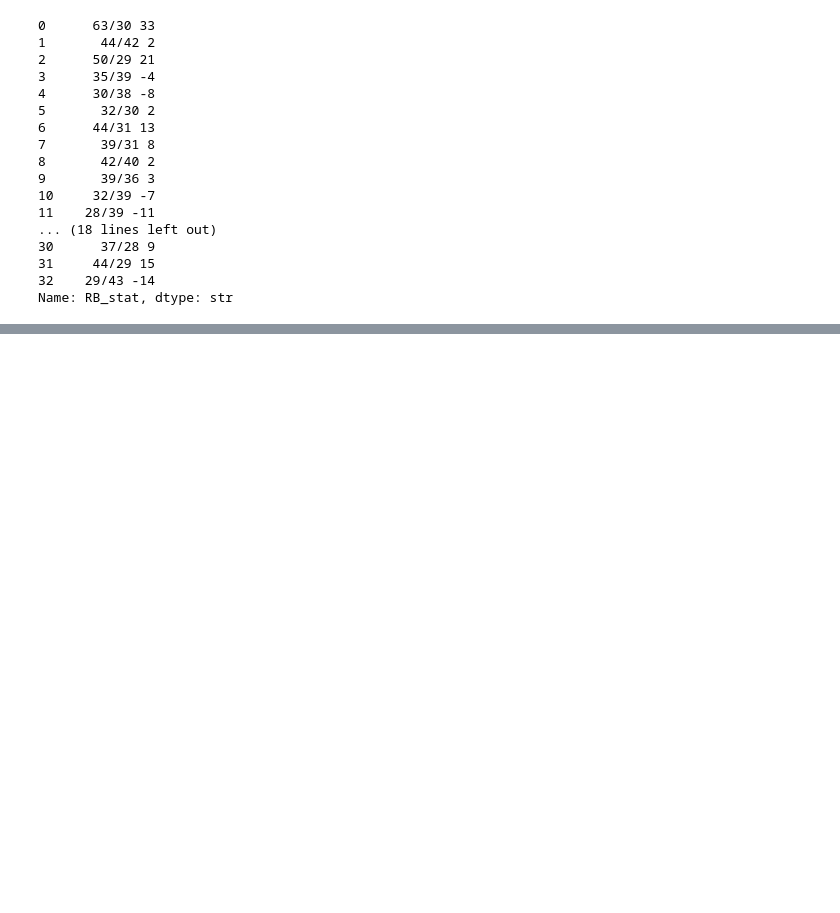
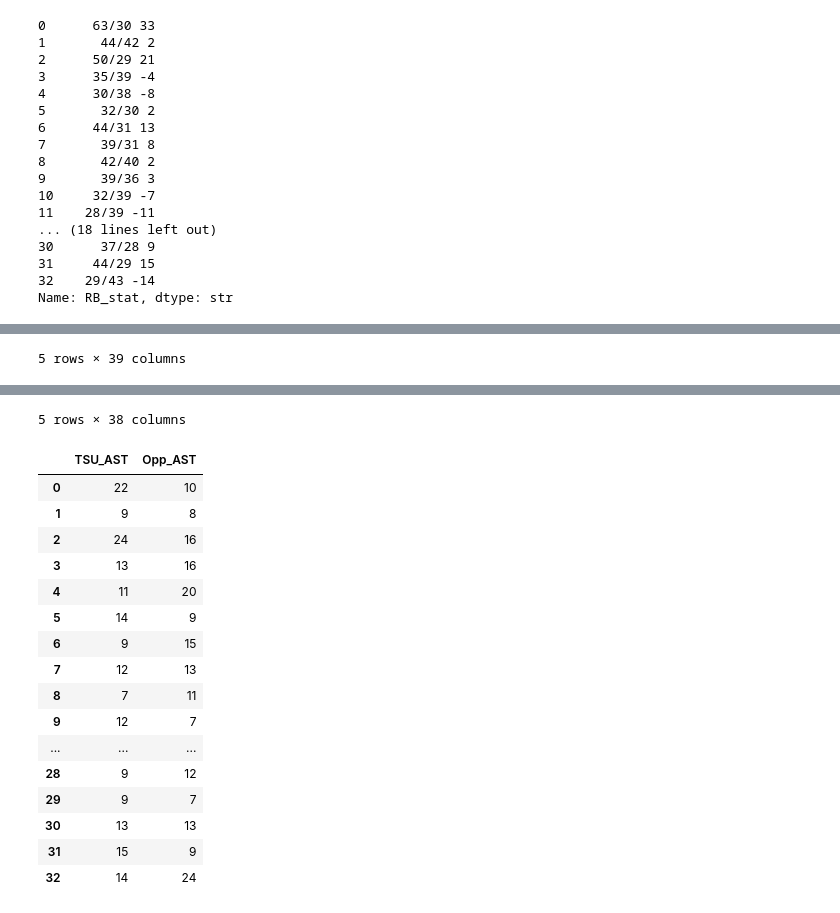
Before and after one commit to e-harrell/TSUBasketball, a Jupyter notebook: initial code.ipynb, the cells around one changed output, grey strips where cells are left out. Drawn from its saved outputs; the diff is of its cells as text; code cells hidden in the pictures; blank space fills up the shorter version.

```diff
--- a/initial code.ipynb
+++ b/initial code.ipynb
@@ -707,9 +730,6 @@ Data columns (total 11 columns):
 dtypes: datetime64[us](1), int64(2), str(8)
 memory usage: 5.5 KB
 # %%
-#rename column
-df=df.rename(columns={'Date_formmatted': 'Date_formatted'})
-df.columns
 #rearrange columns in dataframe
 df=df[['Date', 'Date_formatted', 'Dayofweek', 'Time',  'Opponent', 'HomeAway', 'City', 'State', 'WinLoss', 'TSUscore', 'Oppscore' ]]
 df.head()
@@ -1111,0 +1136,18 @@ print(PF_stat)
+# %%
+#look at list
+print(MAR_stat)
+#add data to blank indicies
+MAR_stat[5] = "2"
+MAR_stat[7] = "6"
+MAR_stat[9] = "3"
+MAR_stat[10] = "7"
+MAR_stat[13] = "5"
+MAR_stat[16] = "5"
+MAR_stat[17] = "6"
+MAR_stat[20] = "7"
+MAR_stat[22] = "9"
+MAR_stat[24] = "2"
+MAR_stat[26] = "9"
+MAR_stat[28] = "8"
+#look at updated list
+print(MAR_stat)
@@ -1279,7 +1324,8 @@ df[["TSU_FG_PCT", "Opp_FG_PCT"]]
 | 31 | .493 | .362 |
 | 32 | .431 | .528 |
 # %%
-#correct value in Opp_FG_PCT
+#correct values in Opp_FG_PCT
 df.iloc[0,-1]=".273"
-df["Opp_FG_PCT"].head()
+df.iloc[25,-1]=".604"
+df["Opp_FG_PCT"]
 # %% [output]
@@ -1546,6 +1603,9 @@ Name: RB_stat, dtype: str
 df["RB_stat"]=df.RB_stat.str.split(' ').str[0]
 #split by school
 df[["TSU_RB", "Opp_RB"]]=df.RB_stat.str.split("/", expand=True)
-#check columns
+#remove column
+df=df.drop(columns="RB_stat")
+df.head()
+#check new columns
 df[["TSU_RB", "Opp_RB"]]
 # %% [output]
@@ -1568,0 +1636,10 @@ df[["TSU_RB", "Opp_RB"]]
+# %%
+#splitting the AST_stat
+df[["TSU_AST", "Opp_AST"]] = df.AST_stat.str.split("/", expand=True)
+df.head()
+#remove variable
+df=df.drop(columns="AST_stat")
+df.head()
+#look at new columns
+df[["TSU_AST", "Opp_AST"]]
+# %% [output]
@@ -1568,0 +1652 @@ df[["TSU_RB", "Opp_RB"]]
+5 rows × 39 columns
@@ -1568,0 +1659,18 @@ df[["TSU_RB", "Opp_RB"]]
+5 rows × 38 columns
+|  | TSU_AST | Opp_AST |
+| 0 | 22 | 10 |
+| 1 | 9 | 8 |
+| 2 | 24 | 16 |
+| 3 | 13 | 16 |
+| 4 | 11 | 20 |
+| 5 | 14 | 9 |
+| 6 | 9 | 15 |
+| 7 | 12 | 13 |
+| 8 | 7 | 11 |
+| 9 | 12 | 7 |
+| ... | ... | ... |
+| 28 | 9 | 12 |
+| 29 | 9 | 7 |
+| 30 | 13 | 13 |
+| 31 | 15 | 9 |
+| 32 | 14 | 24 |
```
Also changed, not shown: parts of 26 cells of this notebook.
